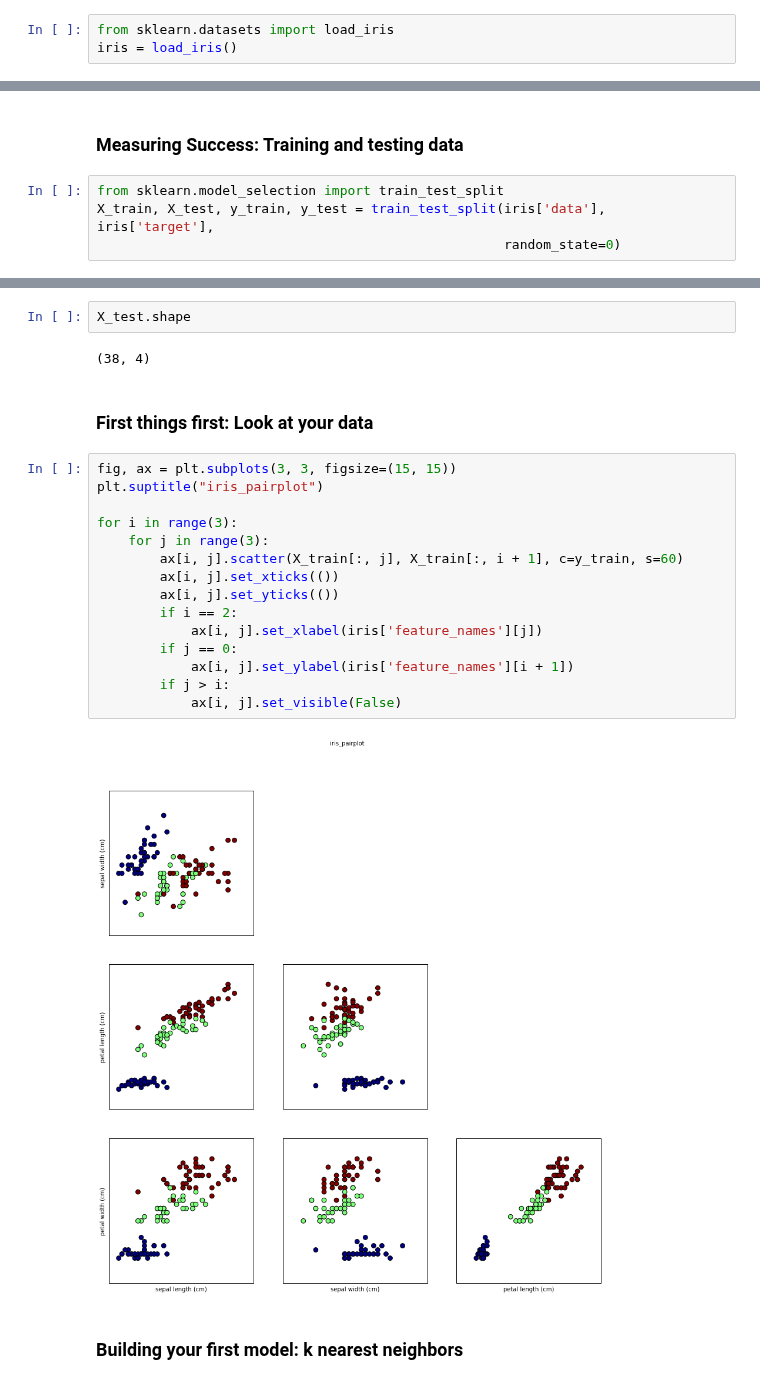
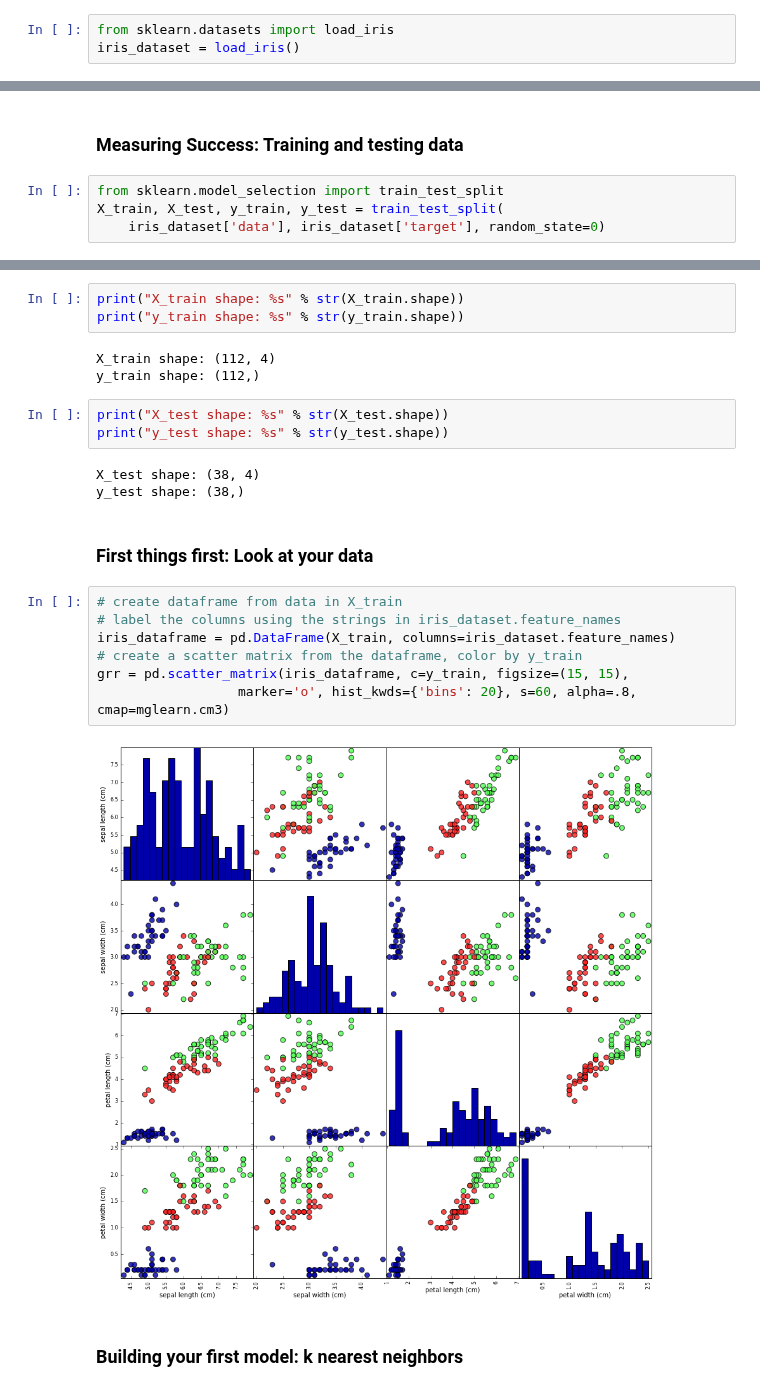
Before and after one commit to amueller/introduction_to_ml_with_python, a Jupyter notebook: 01-introduction.ipynb, the cells around one changed output, grey strips where cells are left out. Drawn from its saved outputs; the diff is of its cells as text.

```diff
--- a/01-introduction.ipynb
+++ b/01-introduction.ipynb
@@ -119,5 +147,5 @@ scikit-learn version: 0.18.dev0
 ### Meet the data
 # %%
 from sklearn.datasets import load_iris
-iris = load_iris()
+iris_dataset = load_iris()
 # %%
@@ -186,5 +214,5 @@ array([0, 0, 0, 0, 0, 0, 0, 0, 0, 0, 0, 0, 0, 0, 0, 0, 0, 0, 0, 0, 0, 0, 0,
 ### Measuring Success: Training and testing data
 # %%
 from sklearn.model_selection import train_test_split
-X_train, X_test, y_train, y_test = train_test_split(iris['data'], iris['target'],
-                                                    random_state=0)
+X_train, X_test, y_train, y_test = train_test_split(
+    iris_dataset['data'], iris_dataset['target'], random_state=0)
@@ -195,26 +219,26 @@ X_train.shape
-# %%
-X_test.shape
-# %% [output]
-(38, 4)
+# %%
+print("X_train shape: %s" % str(X_train.shape))
+print("y_train shape: %s" % str(y_train.shape))
+# %% [output]
+X_train shape: (112, 4)
+y_train shape: (112,)
+# %%
+print("X_test shape: %s" % str(X_test.shape))
+print("y_test shape: %s" % str(y_test.shape))
+# %% [output]
+X_test shape: (38, 4)
+y_test shape: (38,)
 # %% [markdown]
 ### First things first: Look at your data
-# %%
-fig, ax = plt.subplots(3, 3, figsize=(15, 15))
-plt.suptitle("iris_pairplot")
-
-for i in range(3):
-    for j in range(3):
-        ax[i, j].scatter(X_train[:, j], X_train[:, i + 1], c=y_train, s=60)
-        ax[i, j].set_xticks(())
-        ax[i, j].set_yticks(())
-        if i == 2:
-            ax[i, j].set_xlabel(iris['feature_names'][j])
-        if j == 0:
-            ax[i, j].set_ylabel(iris['feature_names'][i + 1])
-        if j > i:
-            ax[i, j].set_visible(False)
-# %% [output]
-[figure, removed]
+# %%
+# create dataframe from data in X_train
+# label the columns using the strings in iris_dataset.feature_names
+iris_dataframe = pd.DataFrame(X_train, columns=iris_dataset.feature_names)
+# create a scatter matrix from the dataframe, color by y_train
+grr = pd.scatter_matrix(iris_dataframe, c=y_train, figsize=(15, 15),
+                  marker='o', hist_kwds={'bins': 20}, s=60, alpha=.8, cmap=mglearn.cm3)
+# %% [output]
+[figure, added]
 # %% [markdown]
 ### Building your first model: k nearest neighbors
 # %%
```
Also changed, not shown: parts of 27 cells of this notebook, 29 other files.
